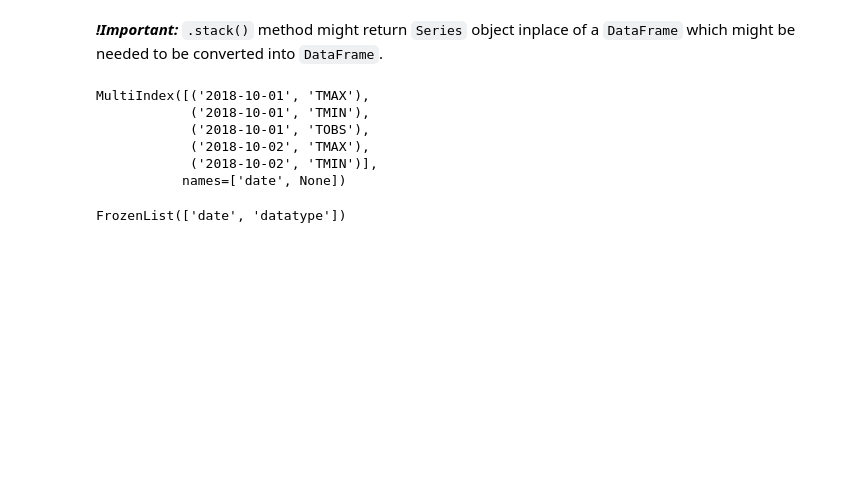
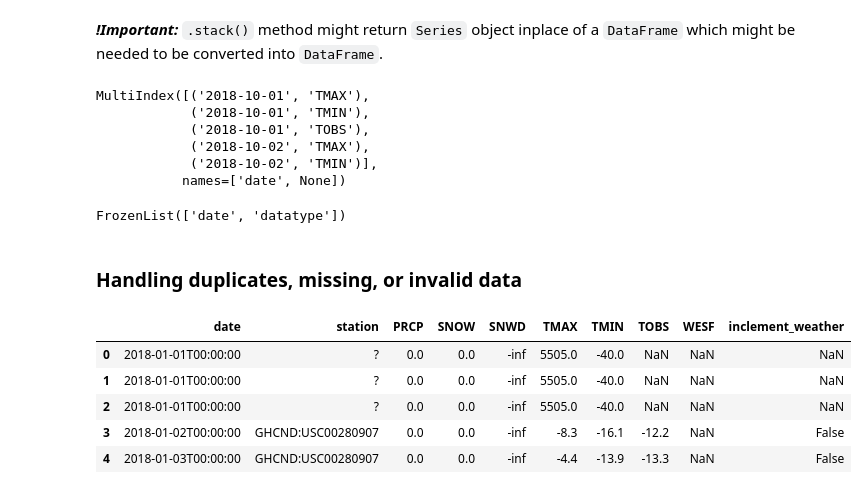
Before and after one commit to OfTheByteQuest/Data-Analytics-Learning-and-Projects, a Jupyter notebook: Chapter-3/Chapter-3.ipynb, the cells around one changed output. Saved outputs shown, nothing was run; the diff lists cells and outputs as text; code cells hidden in the pictures; blank space fills up the shorter version.

```diff
--- a/Chapter-3/Chapter-3.ipynb
+++ b/Chapter-3/Chapter-3.ipynb
@@ -1627,3 +1627,5 @@ stacked_series.index.rename(['date', 'datatype'], inplace=True)
 stacked_series.index.names
 # %% [output]
 FrozenList(['date', 'datatype'])
+# %% [markdown]
+### Handling duplicates, missing, or invalid data
@@ -1629,0 +1636,9 @@ FrozenList(['date', 'datatype'])
+# %%
+df.head()
+# %% [output]
+|  | date | station | PRCP | SNOW | SNWD | TMAX | TMIN | TOBS | WESF | inclement_weather |
+| 0 | 2018-01-01T00:00:00 | ? | 0.0 | 0.0 | -inf | 5505.0 | -40.0 | NaN | NaN | NaN |
+| 1 | 2018-01-01T00:00:00 | ? | 0.0 | 0.0 | -inf | 5505.0 | -40.0 | NaN | NaN | NaN |
+| 2 | 2018-01-01T00:00:00 | ? | 0.0 | 0.0 | -inf | 5505.0 | -40.0 | NaN | NaN | NaN |
+| 3 | 2018-01-02T00:00:00 | GHCND:USC00280907 | 0.0 | 0.0 | -inf | -8.3 | -16.1 | -12.2 | NaN | False |
+| 4 | 2018-01-03T00:00:00 | GHCND:USC00280907 | 0.0 | 0.0 | -inf | -4.4 | -13.9 | -13.3 | NaN | False |
```
Also changed, not shown: parts of 37 cells of this notebook.
